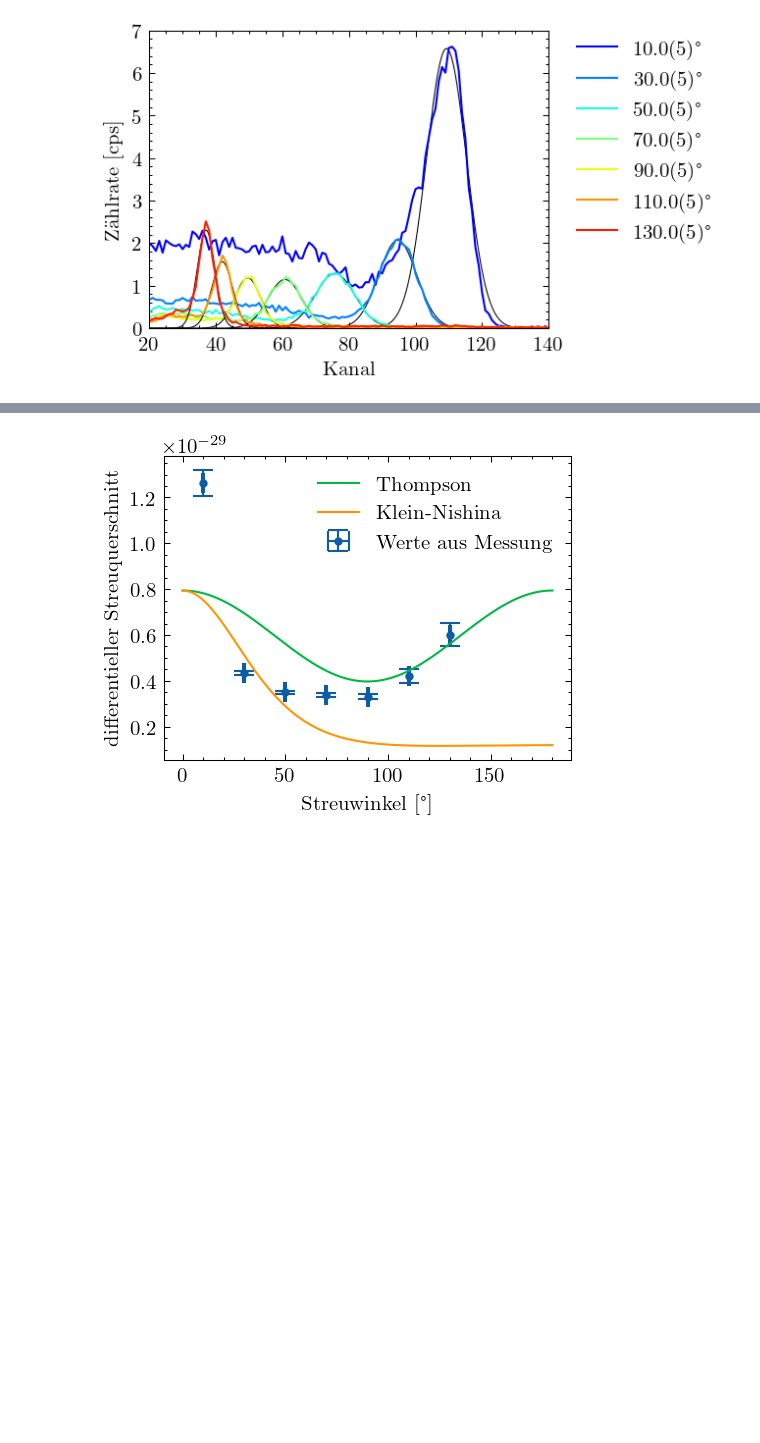
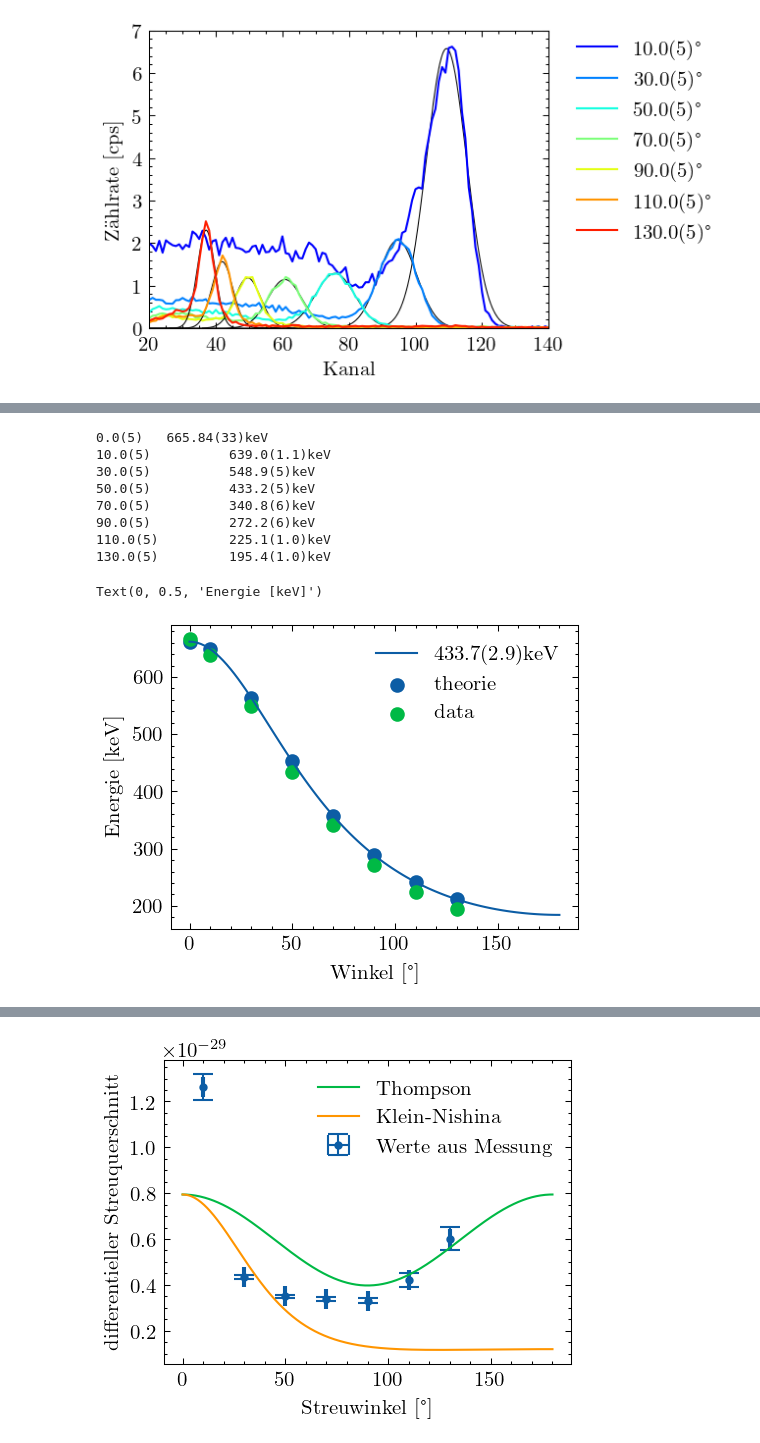
Before and after one commit to emhl/FP1, a Jupyter notebook: Compton.ipynb, the cells around one changed output, grey strips where cells are left out. Cells and saved outputs as stored; diff of their text form; code cells hidden in the pictures; blank space fills up the shorter version.

```diff
--- a/Compton.ipynb
+++ b/Compton.ipynb
@@ -688,3 +722,9 @@ Winkel   Peak cps
 110.0    12.3(9)
 130.0    15.4(1.3)
 [figure]
+# %%
+print(r"\begin{tabular}{l|l}")
+print(r"Winkel & Zählrate (cps) \\ \hline")
+for w,z in zip(streuwinkel[1:],zaehlraten[1:]):
+    print(rf"\SI{{{w:L}}}{{\degree}} & \num{{{z:L}}} \\ \hline")
+print(r"\end{tabular}")
@@ -697,0 +749,23 @@ Text(0, 0.5, 'fläche [cps]')
+# %%
+phi = radian(np.linspace(0,180,100))
+
+plt.plot(degree(phi),kev(photon_energy(joule(kalib_energies[2].n),phi)),label=f'{e:S}keV')
+plt.scatter(nv(streuwinkel),kev(photon_energy(joule(kalib_energies[2].n),radian(nv(streuwinkel)))),label='theorie')
+plt.scatter(nv(streuwinkel),nv(streu_energies),label='data')
+
+for w,e in zip(streuwinkel,streu_energies):
+    print(f'{w:S} \t {e:S}keV')
+plt.legend()
+plt.xlabel('Winkel [°]')
+plt.ylabel('Energie [keV]')
+# %% [output]
+0.0(5)   665.84(33)keV
+10.0(5)          639.0(1.1)keV
+30.0(5)          548.9(5)keV
+50.0(5)          433.2(5)keV
+70.0(5)          340.8(6)keV
+90.0(5)          272.2(6)keV
+110.0(5)         225.1(1.0)keV
+130.0(5)         195.4(1.0)keV
+Text(0, 0.5, 'Energie [keV]')
+[figure, added]
```
Also changed, not shown: parts of 9 cells of this notebook.
